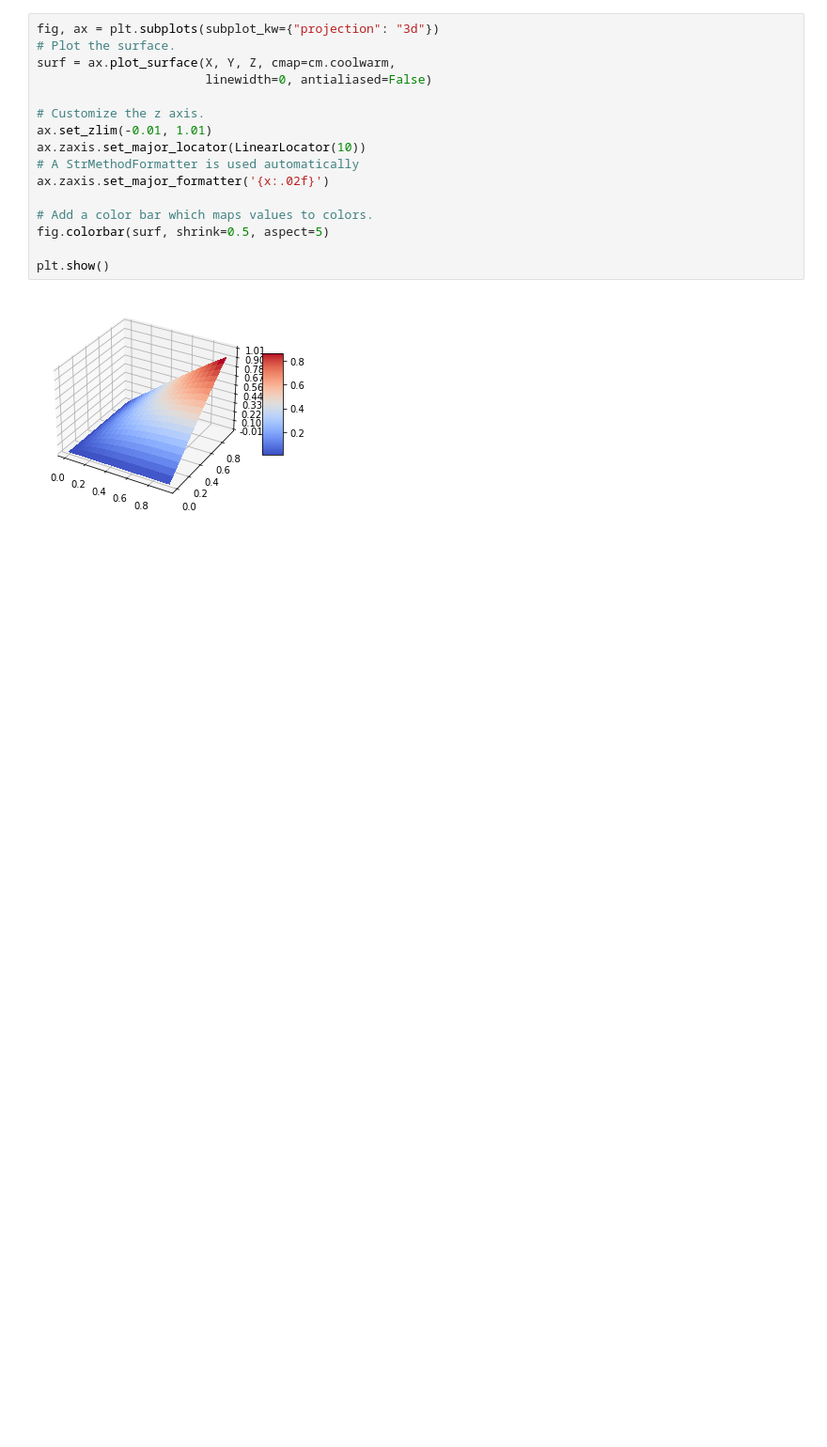
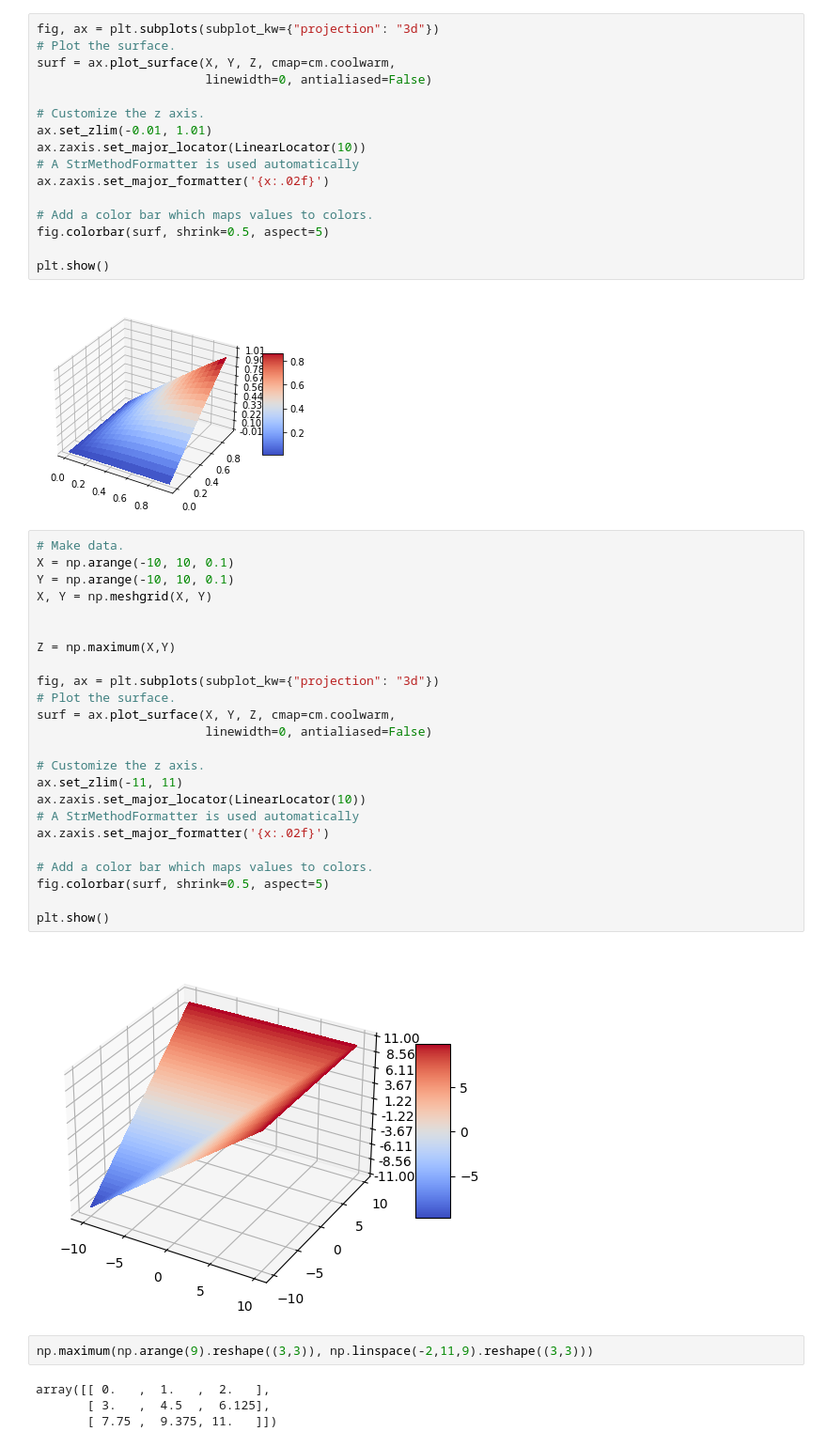
Before and after one commit to Roman-Malinowski/simulation_copula, a Jupyter notebook: Copula.ipynb, the cells around one changed output. Shown at 94% size. Drawn from its saved outputs; the diff is of its cells as text; blank space fills up the shorter version.

```diff
--- a/Copula.ipynb
+++ b/Copula.ipynb
@@ -162,3 +162,35 @@ fig.colorbar(surf, shrink=0.5, aspect=5)
 plt.show()
 # %% [output]
 [figure]
+# %%
+# Make data.
+X = np.arange(-10, 10, 0.1)
+Y = np.arange(-10, 10, 0.1)
+X, Y = np.meshgrid(X, Y)
+
+
+Z = np.maximum(X,Y)
+
+fig, ax = plt.subplots(subplot_kw={"projection": "3d"})
+# Plot the surface.
+surf = ax.plot_surface(X, Y, Z, cmap=cm.coolwarm,
+                       linewidth=0, antialiased=False)
+
+# Customize the z axis.
+ax.set_zlim(-11, 11)
+ax.zaxis.set_major_locator(LinearLocator(10))
+# A StrMethodFormatter is used automatically
+ax.zaxis.set_major_formatter('{x:.02f}')
+
+# Add a color bar which maps values to colors.
+fig.colorbar(surf, shrink=0.5, aspect=5)
+
+plt.show()
+# %% [output]
+[figure, added]
+# %%
+np.maximum(np.arange(9).reshape((3,3)), np.linspace(-2,11,9).reshape((3,3)))
+# %% [output]
+array([[ 0.   ,  1.   ,  2.   ],
+       [ 3.   ,  4.5  ,  6.125],
+       [ 7.75 ,  9.375, 11.   ]])
```
Also changed, not shown: parts of 2 cells of this notebook.
